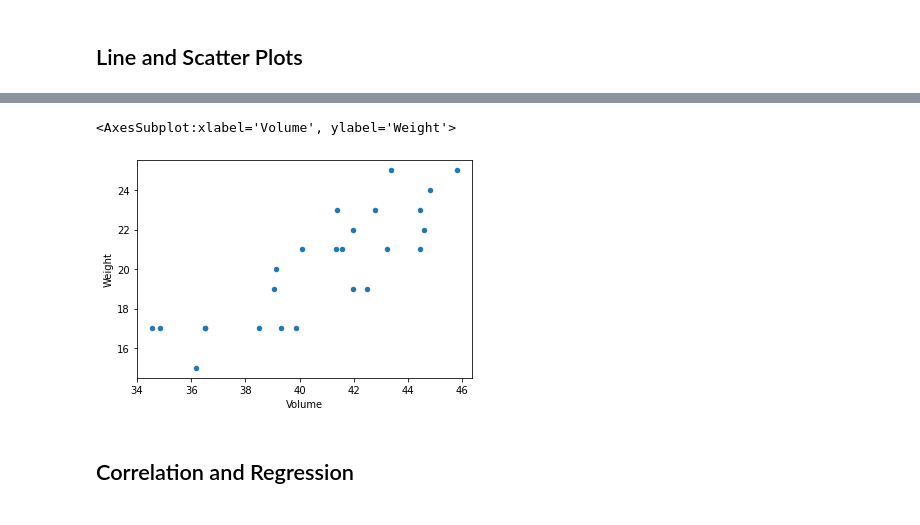
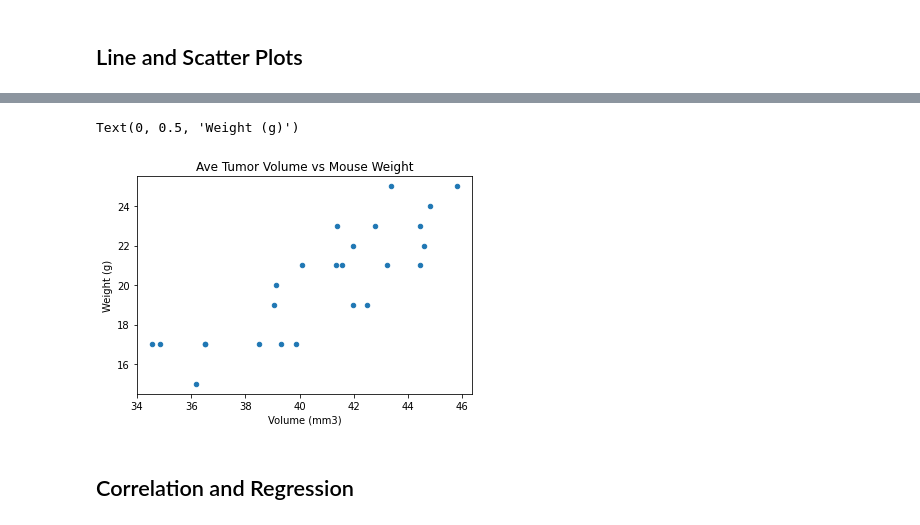
Before and after one commit to simoncastellanos9/matplotlib-challenge, a Jupyter notebook: pymaceuticals.ipynb, the cells around one changed output, grey strips where cells are left out. Cells and saved outputs as stored; diff of their text form; code cells hidden in the pictures.

```diff
--- a/pymaceuticals.ipynb
+++ b/pymaceuticals.ipynb
@@ -76,10 +83,11 @@ duplicate_mouse
 | 920 | g989 | Propriva | Female | 21 | 26 | 35 | 62.570880 | ... |
 # %%
 # Create a clean DataFrame by dropping the duplicate mouse by its ID.
-clean_df = mouse_data.drop_duplicates(
-  subset = ['Mouse ID', 'Timepoint'],
-  keep = 'last').reset_index(drop = True)
+indexNames = mouse_data[mouse_data['Mouse ID'] == "g989"].index
+mouse_data.drop(indexNames,inplace=True)
+clean_df = mouse_data.copy()
 clean_df
+#Dropped all recordings of the mouse id that was duplicated
 # %% [output]
 |  | Mouse ID | Drug Regimen | Sex | Age_months | Weight (g) | Timepoint | Tumor Volume (mm3) | ... |
 | 0 | k403 | Ramicane | Male | 21 | 16 | 0 | 45.000000 | ... |
@@ -257,15 +283,18 @@ line_plot, = plt.plot(x_axis,capo_df["Tumor Volume (mm3)"])
 # %%
 # Generate a scatter plot of average tumor volume vs. mouse weight for the Capomulin regimen
 capo2_df = clean_df.loc[(clean_df["Drug Regimen"] == "Capomulin"),:]
 capo3_df = capo2_df.groupby(['Mouse ID'])
 
 volu = capo3_df['Tumor Volume (mm3)'].mean()
 weight = capo3_df['Weight (g)'].mean()
 scatplot = pd.DataFrame({"Volume":volu,"Weight":weight})
 scatplot.plot(kind="scatter", x="Volume",y="Weight")
+plt.title("Ave Tumor Volume vs Mouse Weight")
+plt.xlabel("Volume (mm3)")
+plt.ylabel("Weight (g)")
 # %% [output]
-<AxesSubplot:xlabel='Volume', ylabel='Weight'>
+Text(0, 0.5, 'Weight (g)')
-[figure, old version]
+[figure, new version]
 # %% [markdown]
 ## Correlation and Regression
 # %%
```
Also changed, not shown: parts of 9 cells of this notebook.
